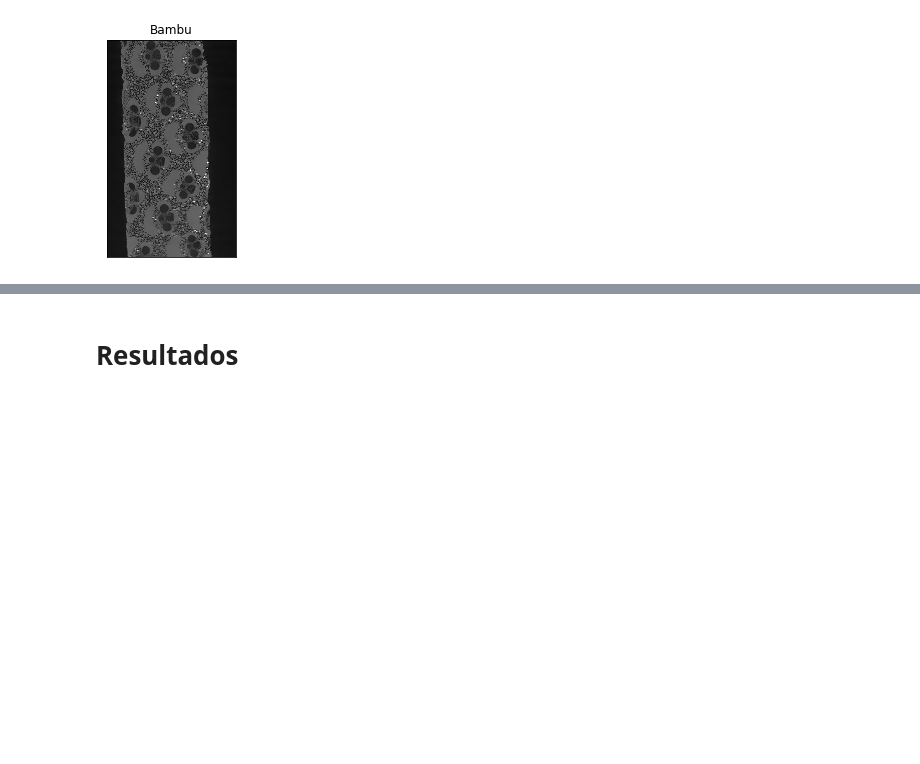
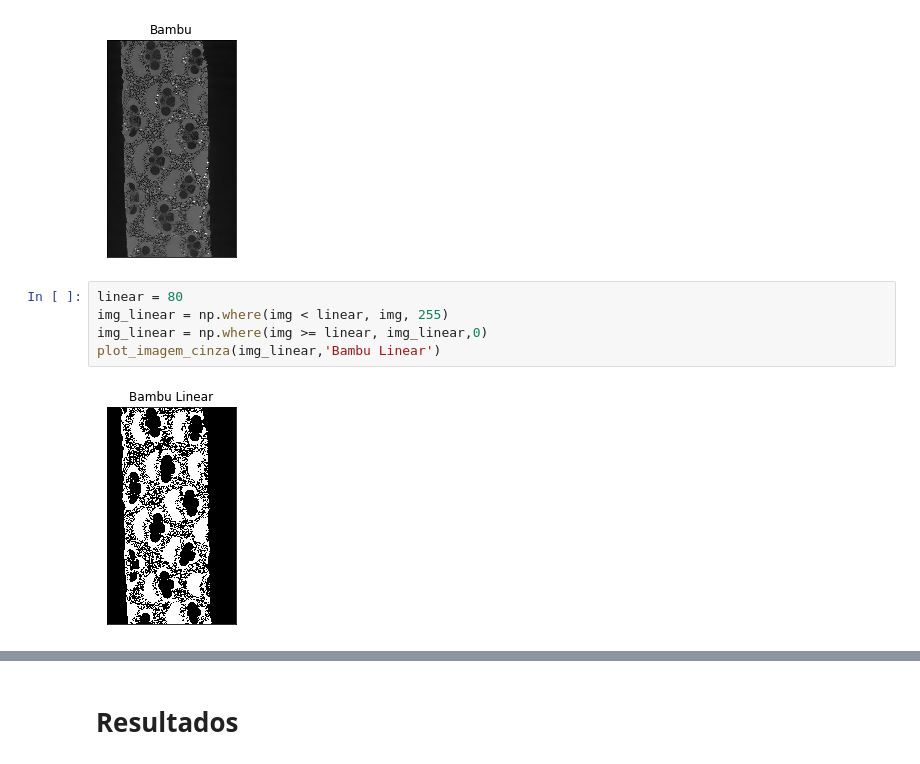
Before and after one commit to rodrigodc07/VisaoComputacional, a Jupyter notebook: Trabalho 8/Ex1.ipynb, the cells around one changed output, grey strips where cells are left out. Saved outputs shown, nothing was run; the diff lists cells and outputs as text; blank space fills up the shorter version.

```diff
--- a/Trabalho 8/Ex1.ipynb
+++ b/Trabalho 8/Ex1.ipynb
@@ -27,3 +30,10 @@ img = cv2.imread(imgname,0)
 plot_imagem_cinza(img,'Bambu')
 # %% [output]
 [figure]
+# %%
+linear = 80
+img_linear = np.where(img < linear, img, 255)
+img_linear = np.where(img >= linear, img_linear,0)
+plot_imagem_cinza(img_linear,'Bambu Linear')
+# %% [output]
+[figure, added]
```
Also changed, not shown: parts of 10 cells of this notebook.
